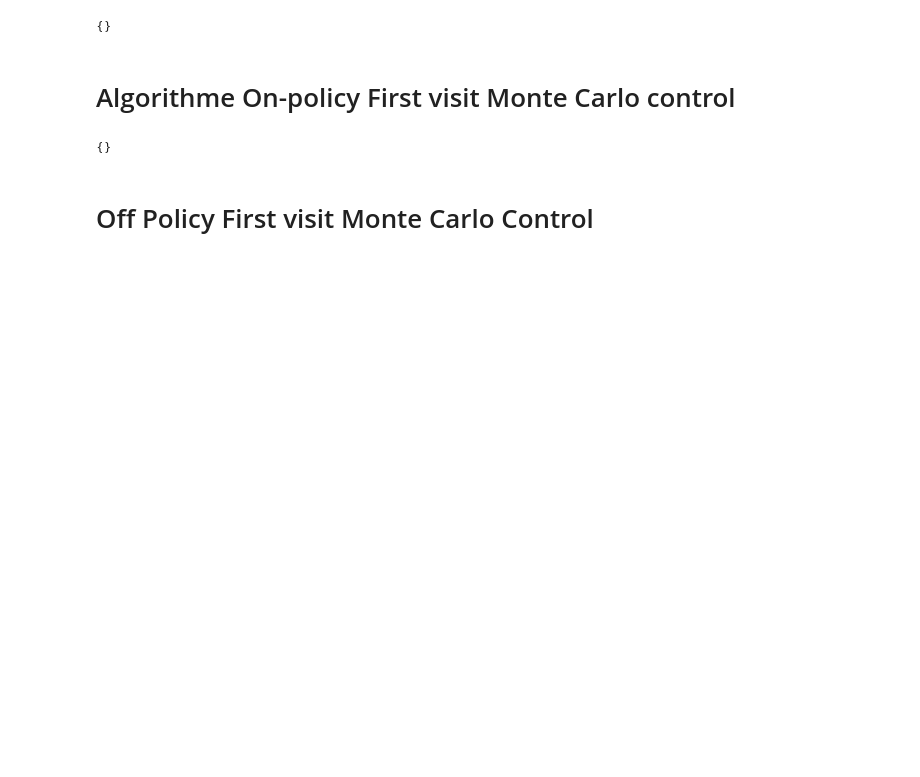
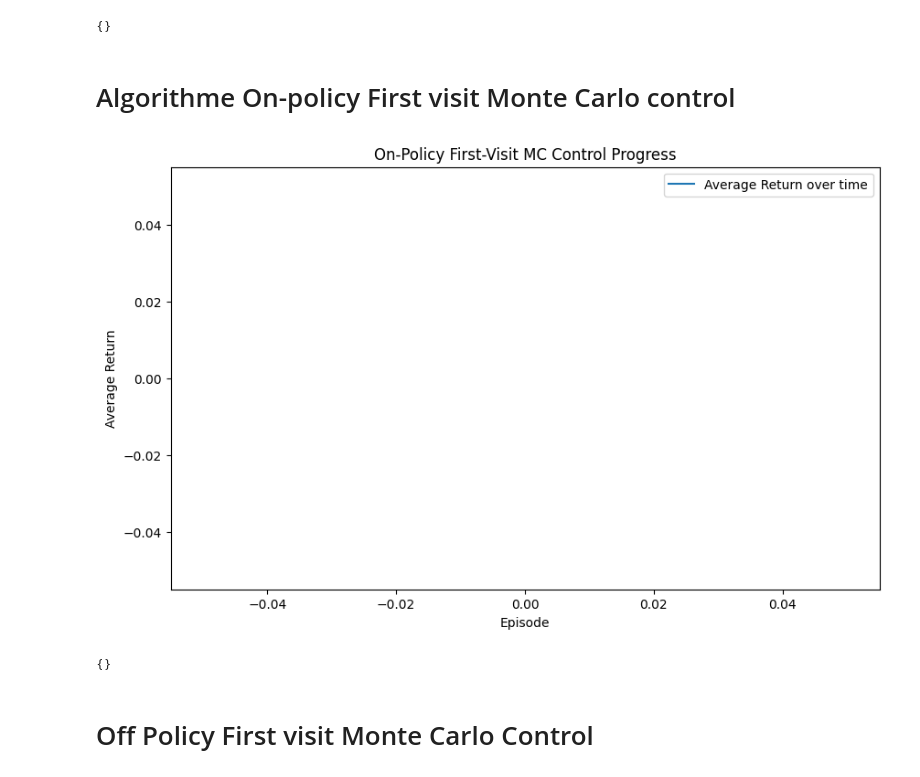
Before and after one commit to alexblch/Projet-Deep-Reinforcement-Learning, a Jupyter notebook: MontyHall_Level_2/mainpy.ipynb, the cells around one changed output. Cells and saved outputs as stored; diff of their text form; code cells hidden in the pictures; blank space fills up the shorter version.

```diff
--- a/MontyHall_Level_2/mainpy.ipynb
+++ b/MontyHall_Level_2/mainpy.ipynb
@@ -178,14 +203,12 @@ print(optimal_policy_mc)
 # %% [markdown]
 # Algorithme On-policy First visit Monte Carlo control
 # %%
-import numpy as np
-from tqdm import tqdm
 from collections import defaultdict
-
 def on_policy_first_visit_mc_control(env_type, gamma=0.999, epsilon=0.1, nb_iter=10000, max_steps=10):
     Pi = {}
     Q = defaultdict(lambda: 0.0)
     Returns = defaultdict(list)
+    avg_returns = []
 
     for it in tqdm(range(nb_iter)):
         env = env_type.from_random_state()
@@ -200,33 +223,46 @@ def on_policy_first_visit_mc_control(env_type, gamma=0.999, epsilon=0.1, nb_iter
                 a = np.random.choice(aa)
             else:
                 a = Pi[s]
 
             prev_score = env.score()
             env.step(a)
             r = env.score() - prev_score
 
             trajectory.append((s, a, r, aa))
             steps_count += 1
 
         G = 0
         visited_state_action_pairs = set()
         for (s, a, r, aa) in reversed(trajectory):
             G = gamma * G + r
 
             if (s, a) not in visited_state_action_pairs:
                 visited_state_action_pairs.add((s, a))
                 Returns[(s, a)].append(G)
                 Q[(s, a)] = np.mean(Returns[(s, a)])
 
                 best_a = max(aa, key=lambda action: Q[(s, action)])
                 Pi[s] = best_a
 
+        # Calculate the average return for visualization
+        avg_return = np.mean([np.mean(ret) for ret in Returns.values()])
+        avg_returns.append(avg_return)
+
+    # Plot the average return over time
+    plt.figure(figsize=(10, 6))
+    plt.plot(avg_returns, label='Average Return over time')
+    plt.xlabel('Episode')
+    plt.ylabel('Average Return')
+    plt.title('On-Policy First-Visit MC Control Progress')
+    plt.legend()
+    plt.show()
     return Pi
 
 # Run the On-Policy First Visit MC Control algorithm
 optimal_policy_q = on_policy_first_visit_mc_control(MontyHallEnvLevel2, nb_iter=10000)
 print(optimal_policy_q)
 # %% [output]
+[figure, added]
 {}
 # %% [markdown]
 # Off Policy First visit Monte Carlo Control
```
Also changed, not shown: parts of 9 cells of this notebook, 33 other files.
